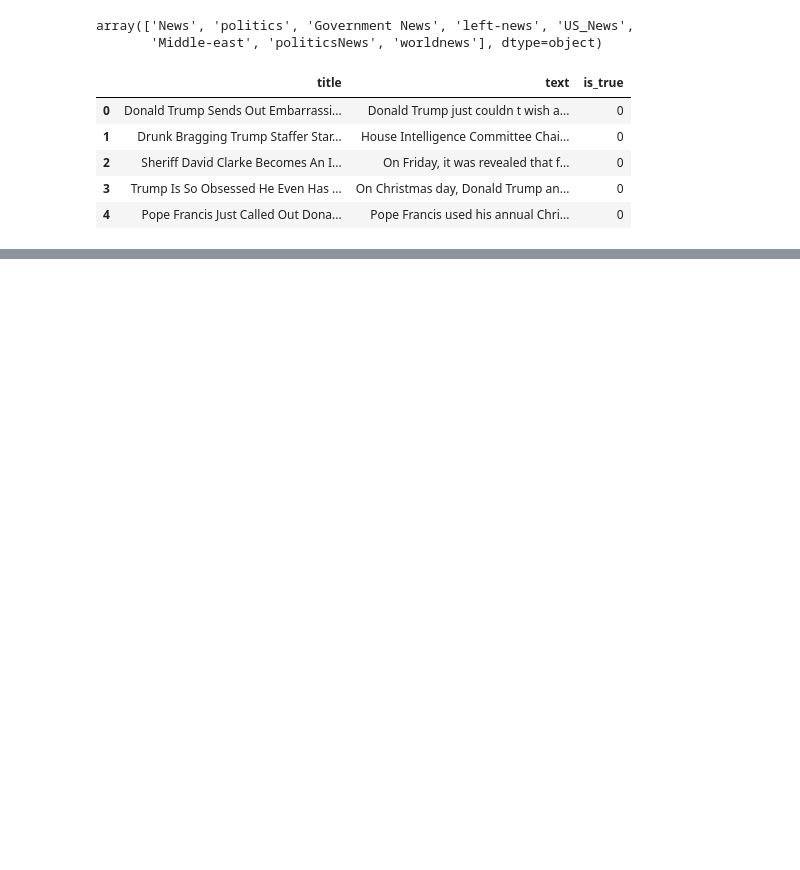
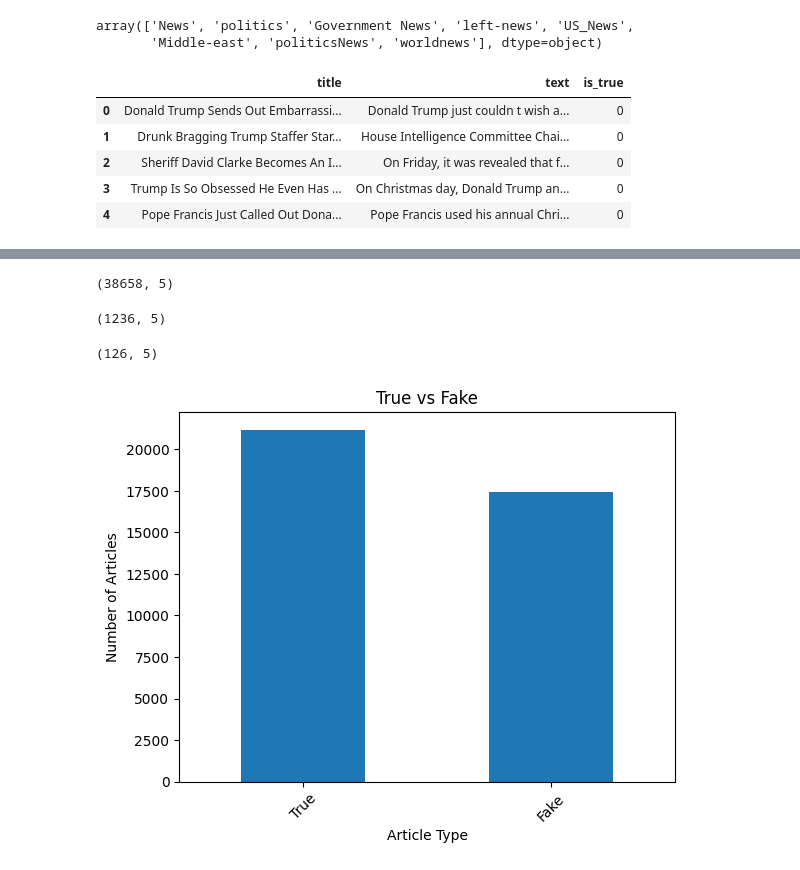
Before and after one commit to NoxFort1/fake-news-detector, a Jupyter notebook: notebooks/01_data_exploration.ipynb, the cells around one changed output, grey strips where cells are left out. Drawn from its saved outputs; the diff is of its cells as text; code cells hidden in the pictures; blank space fills up the shorter version.

Commit message:
feat: data cleaning and quality checks Removed duplicates and empty articles. Added balance analysis and statistics. Clean dataset: 38 658 articles.

```diff
--- a/notebooks/01_data_exploration.ipynb
+++ b/notebooks/01_data_exploration.ipynb
@@ -90,0 +102,3 @@ df.head()
+# %%
+df.drop_duplicates(subset = ['title', 'text'], inplace = True)
+df.shape
@@ -90,0 +107,3 @@ df.head()
+# %%
+empty_articles = df[df['words_in_text'] == 0]
+empty_articles.head()
@@ -90,0 +117,24 @@ df.head()
+# %%
+df.drop(empty_articles.index, inplace = True)
+df.shape
+# %% [output]
+(38658, 5)
+# %%
+short_articles = df[df['words_in_text'] < 50]
+short_articles.shape
+# %% [output]
+(1236, 5)
+# %%
+long_articles = df[df['words_in_text'] > 2000]
+long_articles.shape
+# %% [output]
+(126, 5)
+# %%
+ax = df['is_true'].value_counts().plot(kind = 'bar')
+ax.set_xticklabels(['True', 'Fake'], rotation = 45)
+plt.xlabel('Article Type')
+plt.ylabel('Number of Articles')
+plt.title('True vs Fake')
+plt.show()
+# %% [output]
+[figure, added]
```
Also changed, not shown: parts of 6 cells of this notebook.
